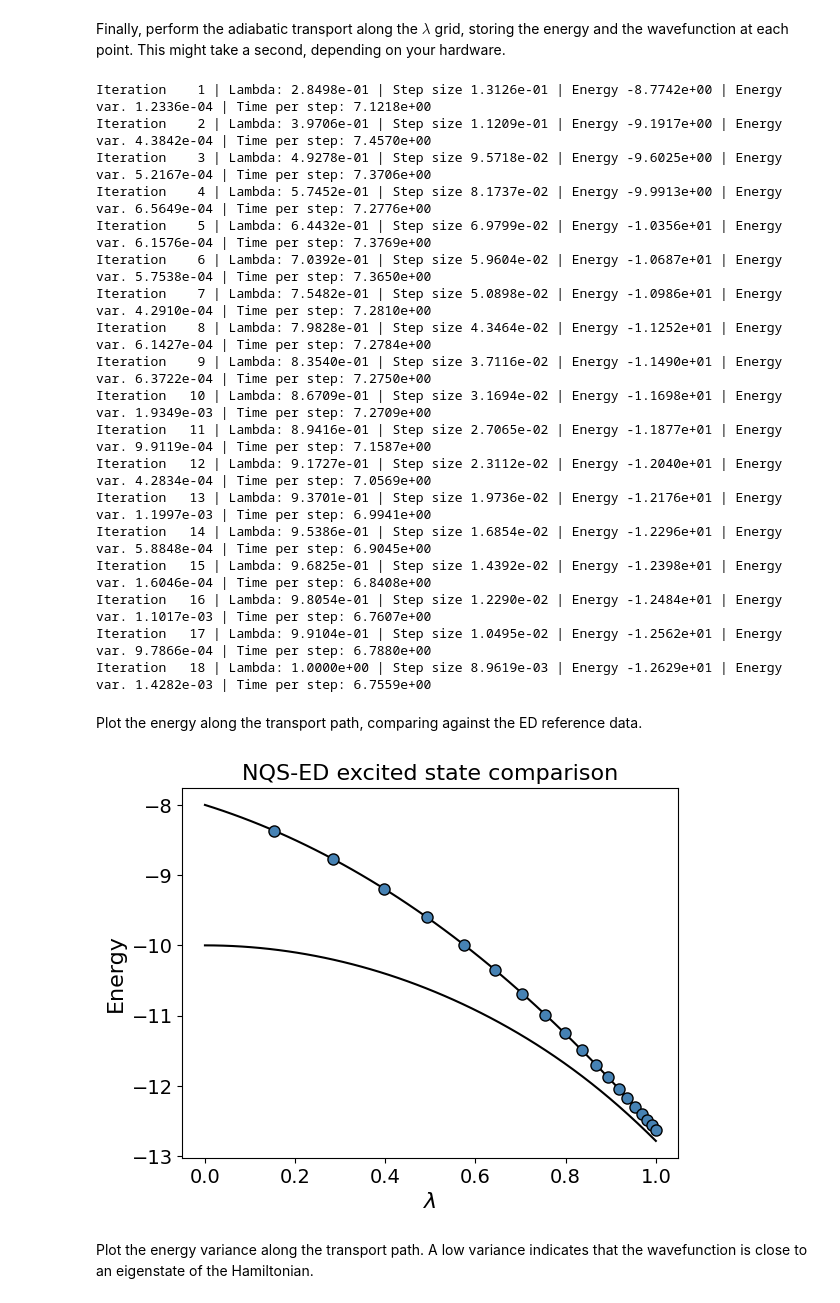
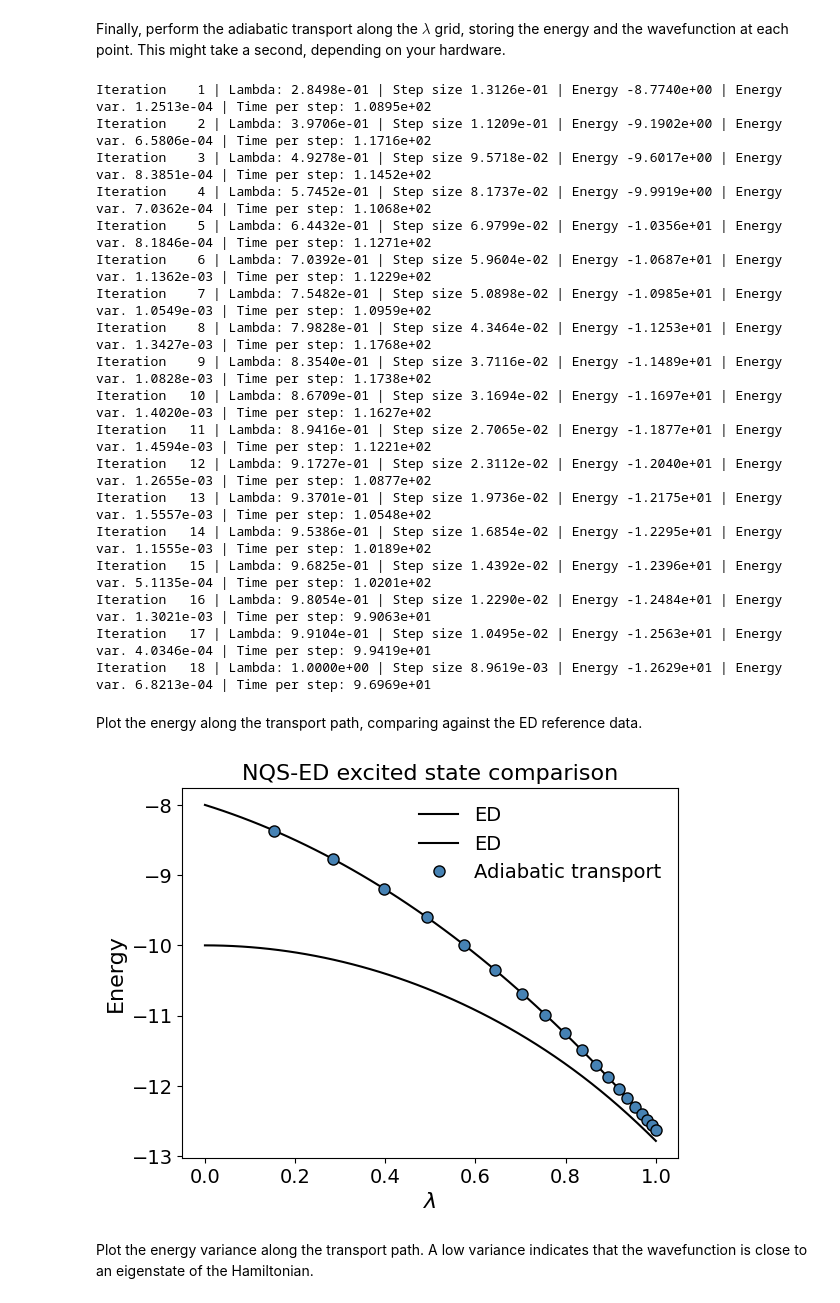
Before and after one commit to Matematija/nqs-adiabatic, a Jupyter notebook: examples/transport.ipynb, the cells around one changed output. Drawn from its saved outputs; the diff is of its cells as text; code cells hidden in the pictures.

```diff
--- a/examples/transport.ipynb
+++ b/examples/transport.ipynb
@@ -109,5 +109,5 @@ def ed_energies(l):
     return energies[:2]
 # %%
 ed_grid = jnp.linspace(li, lf, 50)
-ed_energies = ed_energies(ed_grid)
+ed_energy_vals = ed_energies(ed_grid)
 # %%
@@ -193,9 +193,10 @@ def optimize_state(logpsi, hamiltonian, target_energy, key):
     while (control > var_cutoff and i < max_ipi) or i < var_lookback:
 
         i += 1
+        i_ = jnp.array(i, dtype=jnp.int32)
 
         key = jax.random.fold_in(key, i)
-        logpsi, (energy, var) = inverse_power_iter(logpsi, hamiltonian, target_energy, i, key)
+        logpsi, (energy, var) = inverse_power_iter(logpsi, hamiltonian, target_energy, i_, key)
 
         energies.append(energy.item())
         variances.append(var.item())
@@ -218,5 +219,5 @@ print(f" Target energy: {target_energy:.10e}")
 
 H = H0 + step_size * V
 logpsi = optimize_state(logpsi, H, target_energy, key2)
-lambda_grid.pop(0)
+_ = lambda_grid.pop(0)
 # %% [output]
@@ -272,39 +272,40 @@ for i, (li, lf) in enumerate(pairs(lambda_grid)):
         f"Iteration {i+1:4} | Lambda: {lf:.4e} | Step size {step_size:.4e} | Energy {E:.4e} | Energy var. {E_var:.4e} | Time per step: {time_per_step:.4e}"
     )
 # %% [output]
-Iteration    1 | Lambda: 2.8498e-01 | Step size 1.3126e-01 | Energy -8.7742e+00 | Energy var. 1.2336e-04 | Time per step: 7.1218e+00
-Iteration    2 | Lambda: 3.9706e-01 | Step size 1.1209e-01 | Energy -9.1917e+00 | Energy var. 4.3842e-04 | Time per step: 7.4570e+00
-Iteration    3 | Lambda: 4.9278e-01 | Step size 9.5718e-02 | Energy -9.6025e+00 | Energy var. 5.2167e-04 | Time per step: 7.3706e+00
-Iteration    4 | Lambda: 5.7452e-01 | Step size 8.1737e-02 | Energy -9.9913e+00 | Energy var. 6.5649e-04 | Time per step: 7.2776e+00
-Iteration    5 | Lambda: 6.4432e-01 | Step size 6.9799e-02 | Energy -1.0356e+01 | Energy var. 6.1576e-04 | Time per step: 7.3769e+00
-Iteration    6 | Lambda: 7.0392e-01 | Step size 5.9604e-02 | Energy -1.0687e+01 | Energy var. 5.7538e-04 | Time per step: 7.3650e+00
-Iteration    7 | Lambda: 7.5482e-01 | Step size 5.0898e-02 | Energy -1.0986e+01 | Energy var. 4.2910e-04 | Time per step: 7.2810e+00
-Iteration    8 | Lambda: 7.9828e-01 | Step size 4.3464e-02 | Energy -1.1252e+01 | Energy var. 6.1427e-04 | Time per step: 7.2784e+00
-Iteration    9 | Lambda: 8.3540e-01 | Step size 3.7116e-02 | Energy -1.1490e+01 | Energy var. 6.3722e-04 | Time per step: 7.2750e+00
-Iteration   10 | Lambda: 8.6709e-01 | Step size 3.1694e-02 | Energy -1.1698e+01 | Energy var. 1.9349e-03 | Time per step: 7.2709e+00
-Iteration   11 | Lambda: 8.9416e-01 | Step size 2.7065e-02 | Energy -1.1877e+01 | Energy var. 9.9119e-04 | Time per step: 7.1587e+00
-Iteration   12 | Lambda: 9.1727e-01 | Step size 2.3112e-02 | Energy -1.2040e+01 | Energy var. 4.2834e-04 | Time per step: 7.0569e+00
-Iteration   13 | Lambda: 9.3701e-01 | Step size 1.9736e-02 | Energy -1.2176e+01 | Energy var. 1.1997e-03 | Time per step: 6.9941e+00
-Iteration   14 | Lambda: 9.5386e-01 | Step size 1.6854e-02 | Energy -1.2296e+01 | Energy var. 5.8848e-04 | Time per step: 6.9045e+00
-Iteration   15 | Lambda: 9.6825e-01 | Step size 1.4392e-02 | Energy -1.2398e+01 | Energy var. 1.6046e-04 | Time per step: 6.8408e+00
-Iteration   16 | Lambda: 9.8054e-01 | Step size 1.2290e-02 | Energy -1.2484e+01 | Energy var. 1.1017e-03 | Time per step: 6.7607e+00
-Iteration   17 | Lambda: 9.9104e-01 | Step size 1.0495e-02 | Energy -1.2562e+01 | Energy var. 9.7866e-04 | Time per step: 6.7880e+00
-Iteration   18 | Lambda: 1.0000e+00 | Step size 8.9619e-03 | Energy -1.2629e+01 | Energy var. 1.4282e-03 | Time per step: 6.7559e+00
+Iteration    1 | Lambda: 2.8498e-01 | Step size 1.3126e-01 | Energy -8.7740e+00 | Energy var. 1.2513e-04 | Time per step: 1.0895e+02
+Iteration    2 | Lambda: 3.9706e-01 | Step size 1.1209e-01 | Energy -9.1902e+00 | Energy var. 6.5806e-04 | Time per step: 1.1716e+02
+Iteration    3 | Lambda: 4.9278e-01 | Step size 9.5718e-02 | Energy -9.6017e+00 | Energy var. 8.3851e-04 | Time per step: 1.1452e+02
+Iteration    4 | Lambda: 5.7452e-01 | Step size 8.1737e-02 | Energy -9.9919e+00 | Energy var. 7.0362e-04 | Time per step: 1.1068e+02
+Iteration    5 | Lambda: 6.4432e-01 | Step size 6.9799e-02 | Energy -1.0356e+01 | Energy var. 8.1846e-04 | Time per step: 1.1271e+02
+Iteration    6 | Lambda: 7.0392e-01 | Step size 5.9604e-02 | Energy -1.0687e+01 | Energy var. 1.1362e-03 | Time per step: 1.1229e+02
+Iteration    7 | Lambda: 7.5482e-01 | Step size 5.0898e-02 | Energy -1.0985e+01 | Energy var. 1.0549e-03 | Time per step: 1.0959e+02
+Iteration    8 | Lambda: 7.9828e-01 | Step size 4.3464e-02 | Energy -1.1253e+01 | Energy var. 1.3427e-03 | Time per step: 1.1768e+02
+Iteration    9 | Lambda: 8.3540e-01 | Step size 3.7116e-02 | Energy -1.1489e+01 | Energy var. 1.0828e-03 | Time per step: 1.1738e+02
+Iteration   10 | Lambda: 8.6709e-01 | Step size 3.1694e-02 | Energy -1.1697e+01 | Energy var. 1.4020e-03 | Time per step: 1.1627e+02
+Iteration   11 | Lambda: 8.9416e-01 | Step size 2.7065e-02 | Energy -1.1877e+01 | Energy var. 1.4594e-03 | Time per step: 1.1221e+02
+Iteration   12 | Lambda: 9.1727e-01 | Step size 2.3112e-02 | Energy -1.2040e+01 | Energy var. 1.2655e-03 | Time per step: 1.0877e+02
+Iteration   13 | Lambda: 9.3701e-01 | Step size 1.9736e-02 | Energy -1.2175e+01 | Energy var. 1.5557e-03 | Time per step: 1.0548e+02
+Iteration   14 | Lambda: 9.5386e-01 | Step size 1.6854e-02 | Energy -1.2295e+01 | Energy var. 1.1555e-03 | Time per step: 1.0189e+02
+Iteration   15 | Lambda: 9.6825e-01 | Step size 1.4392e-02 | Energy -1.2396e+01 | Energy var. 5.1135e-04 | Time per step: 1.0201e+02
+Iteration   16 | Lambda: 9.8054e-01 | Step size 1.2290e-02 | Energy -1.2484e+01 | Energy var. 1.3021e-03 | Time per step: 9.9063e+01
+Iteration   17 | Lambda: 9.9104e-01 | Step size 1.0495e-02 | Energy -1.2563e+01 | Energy var. 4.0346e-04 | Time per step: 9.9419e+01
+Iteration   18 | Lambda: 1.0000e+00 | Step size 8.9619e-03 | Energy -1.2629e+01 | Energy var. 6.8213e-04 | Time per step: 9.6969e+01
 # %% [markdown]
 Plot the energy along the transport path, comparing against the ED reference data.
 # %%
 fig, ax = plt.subplots()
 
-ax.plot(ed_grid, ed_energies, label="ED", color="black")
+ax.plot(ed_grid, ed_energy_vals, label="ED", color="black")
 ax.plot(lambda_grid, energies, marker='o', ls='none', color='steelblue', ms=8, markeredgecolor='black', label="Adiabatic transport")
 
 ax.set_xlabel(r"$\lambda$", fontsize=16)
 ax.set_ylabel("Energy", fontsize=16)
 ax.set_title("NQS-ED excited state comparison", fontsize=16)
+ax.legend(fontsize=14, frameon=False)
 ax.tick_params(axis='x', labelsize=14)
 ax.tick_params(axis='y', labelsize=14)
 # %% [output]
-[figure, old version]
+[figure, new version]
 # %% [markdown]
 Plot the energy variance along the transport path. A low variance indicates that the wavefunction is close to an eigenstate of the Hamiltonian.
 # %%
```
Also changed, not shown: parts of 7 cells of this notebook.
